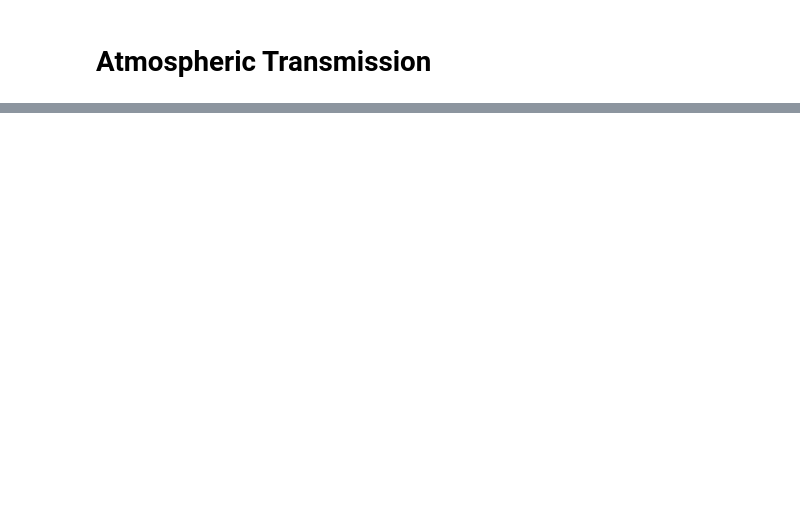
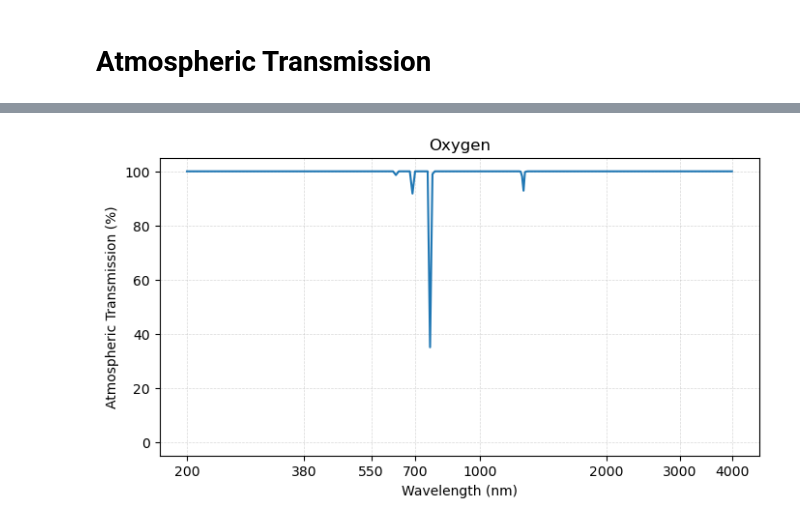
Before and after one commit to ProfMikeWood/ocean_remote_sensing_book, a Jupyter notebook: _build/jupyter_execute/fundamentals/atmospheric_transmission.ipynb, the cells around one changed output, grey strips where cells are left out. Drawn from its saved outputs; the diff is of its cells as text; code cells hidden in the pictures; blank space fills up the shorter version.

```diff
--- a/_build/jupyter_execute/fundamentals/atmospheric_transmission.ipynb
+++ b/_build/jupyter_execute/fundamentals/atmospheric_transmission.ipynb
@@ -17,10 +37,10 @@ First, read in a dataset generated using Py6S, the Python-wrapped version of 6S
 # %%
 # plot the atmospheric transmission data
 ds = nc4.Dataset('../data/molecular_transmission.nc')
-water_vapor = ds.variables['water_vapor'][:]
+h2o = ds.variables['water_vapor'][:]
 co2 = ds.variables['carbon_dioxide'][:]
-oxygen = ds.variables['oxygen'][:]
-ozone = ds.variables['ozone'][:]
+o2 = ds.variables['oxygen'][:]
+o3 = ds.variables['ozone'][:]
 n2o = ds.variables['nitrous_oxide'][:]
 ch4 = ds.variables['methane'][:]
 rayleigh = ds.variables['rayleigh_scattering'][:]
@@ -47,0 +131,5 @@ As we can see, there are various parts of the electromagnetic spectrum in which
+# %%
+plot_transmission_figure(wavelengths, o2,
+                         title = 'Oxygen')
+# %% [output]
+[figure, added]
```
Also changed, not shown: parts of 22 cells of this notebook, 22 other files.
